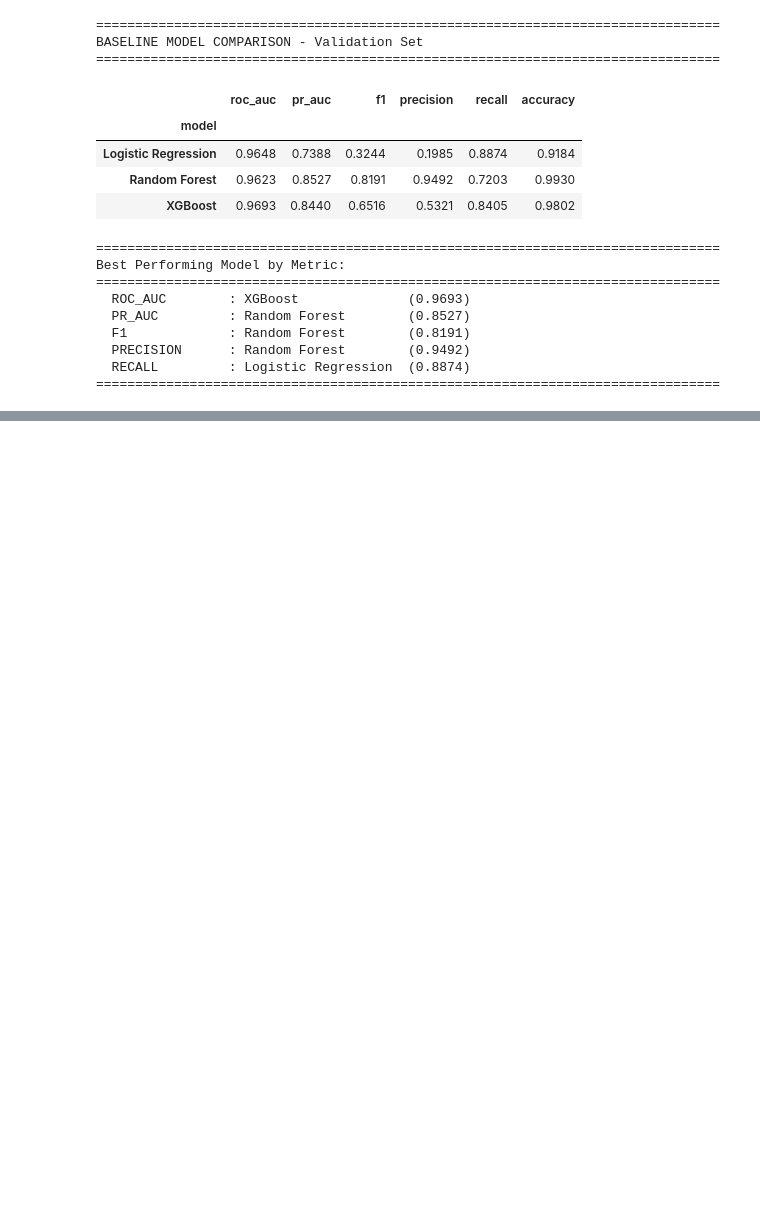
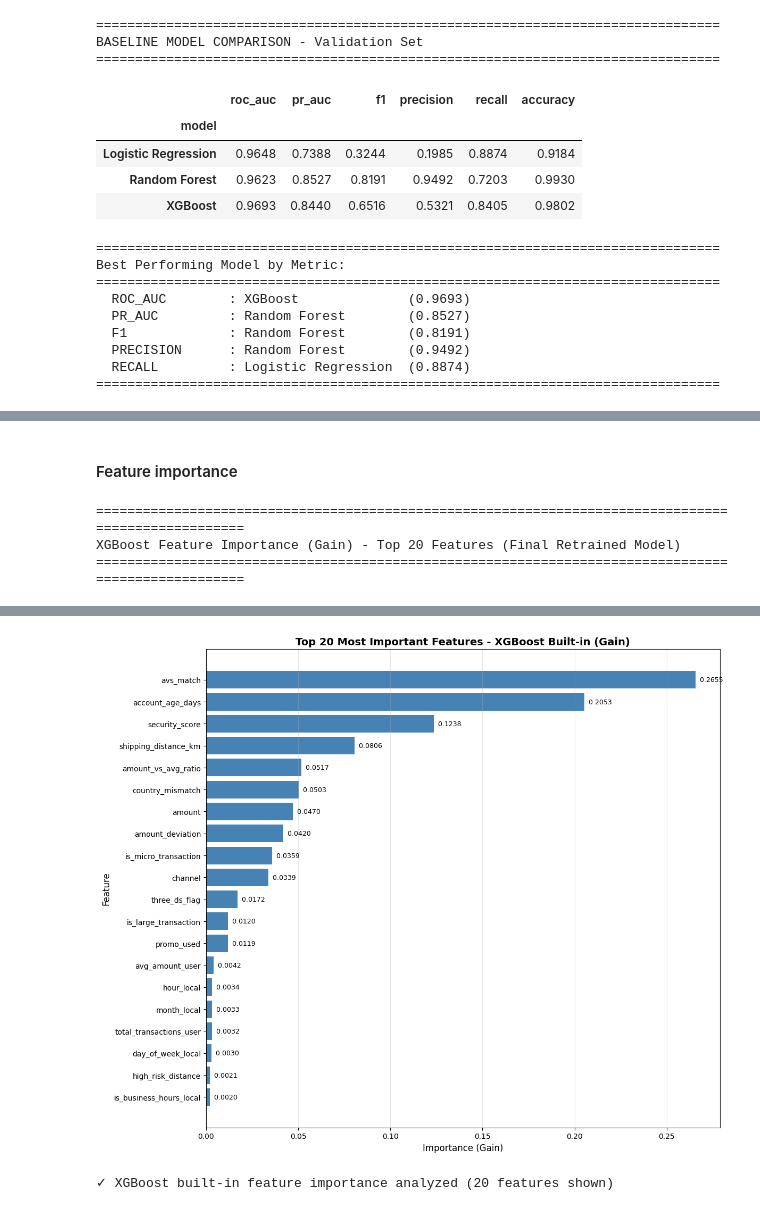
Before and after one commit to denshe/ecom-fraud-detection, a Jupyter notebook: fraud_transactions_eda_training.ipynb, the cells around one changed output, grey strips where cells are left out. Cells and saved outputs as stored; diff of their text form; code cells hidden in the pictures; blank space fills up the shorter version.

Commit message:
notebook updated with model tuning/selection

```diff
--- a/fraud_transactions_eda_training.ipynb
+++ b/fraud_transactions_eda_training.ipynb
@@ -897,0 +1322,3 @@ plt.show()
+# %%
+# Define cross-validation
+cv_strategy = StratifiedKFold(n_splits=5, shuffle=True, random_state=1)
@@ -897,0 +1660,15 @@ plt.show()
+# %%
+# Combine training and validation datasets
+print("Combining training and validation datasets...")
+train_val_df = pd.concat([train_df, val_df], axis=0, ignore_index=True)
+
+X_train_val = train_val_df.drop(columns=[target_col])
+y_train_val = train_val_df[target_col]
+
+print(f"Combined dataset shape: {train_val_df.shape}")
+print(f"  • Training set:   {train_df.shape[0]:,} samples")
+print(f"  • Validation set: {val_df.shape[0]:,} samples")
+print(f"  • Combined:       {train_val_df.shape[0]:,} samples")
+print(f"  • Increase:       +{train_val_df.shape[0] - train_df.shape[0]:,} samples (+{(train_val_df.shape[0] - train_df.shape[0])/train_df.shape[0]*100:.1f}%)")
+print(f"\nFraud rate in combined set: {y_train_val.mean():.4f} ({y_train_val.mean()*100:.2f}%)")
+print(f"Class imbalance ratio: {(y_train_val == 0).sum() / (y_train_val == 1).sum():.1f}:1")
@@ -897,0 +1870,54 @@ plt.show()
+# %% [markdown]
+#### Feature importance
+# %%
+# Extract XGBoost built-in feature importance from final retrained model
+xgb_model = final_xgb_pipeline.named_steps['classifier']
+
+# Get feature importance scores (gain)
+importance_scores = xgb_model.feature_importances_
+
+# Get feature names from the preprocessor
+# After preprocessing, categorical features are encoded and continuous/binary are passed through
+preprocessor = final_xgb_pipeline.named_steps['preprocessor']
+
+# Categorical features are first in the ColumnTransformer
+# Then continuous_numeric + binary features (passthrough)
+feature_names = categorical + continuous_numeric + binary
+
+# Create DataFrame with feature importance
+feature_importance_df = pd.DataFrame({
+    'feature': feature_names,
+    'importance': importance_scores
+}).sort_values('importance', ascending=False)
+
+print("=" * 100)
+print("XGBoost Feature Importance (Gain) - Top 20 Features (Final Retrained Model)")
+print("=" * 100)
+display(feature_importance_df.head(20).style.format({'importance': '{:.6f}'}).background_gradient(cmap='RdYlGn', subset=['importance']))
+
+# Visualize top 20 features
+fig, ax = plt.subplots(figsize=(12, 10))
+top_n = 20
+top_features = feature_importance_df.head(top_n)
+
+ax.barh(range(len(top_features)), top_features['importance'], color='steelblue')
+ax.set_yticks(range(len(top_features)))
+ax.set_yticklabels(top_features['feature'])
+ax.invert_yaxis()
+ax.set_xlabel('Importance (Gain)', fontsize=12)
+ax.set_ylabel('Feature', fontsize=12)
+ax.set_title(f'Top {top_n} Most Important Features - XGBoost Built-in (Gain)', fontsize=14, fontweight='bold')
+ax.grid(axis='x', alpha=0.3)
+
+# Add value labels
+for i, (idx, row) in enumerate(top_features.iterrows()):
+    ax.text(row['importance'], i, f"  {row['importance']:.4f}", va='center', fontsize=9)
+
+plt.tight_layout()
+plt.show()
+
+print(f"\n✓ XGBoost built-in feature importance analyzed ({top_n} features shown)")
+# %% [output]
+====================================================================================================
+XGBoost Feature Importance (Gain) - Top 20 Features (Final Retrained Model)
+====================================================================================================
@@ -897,0 +1941,2 @@ plt.show()
+[figure, added]
+✓ XGBoost built-in feature importance analyzed (20 features shown)
```
Also changed, not shown: parts of 20 cells of this notebook, 2 other files.
